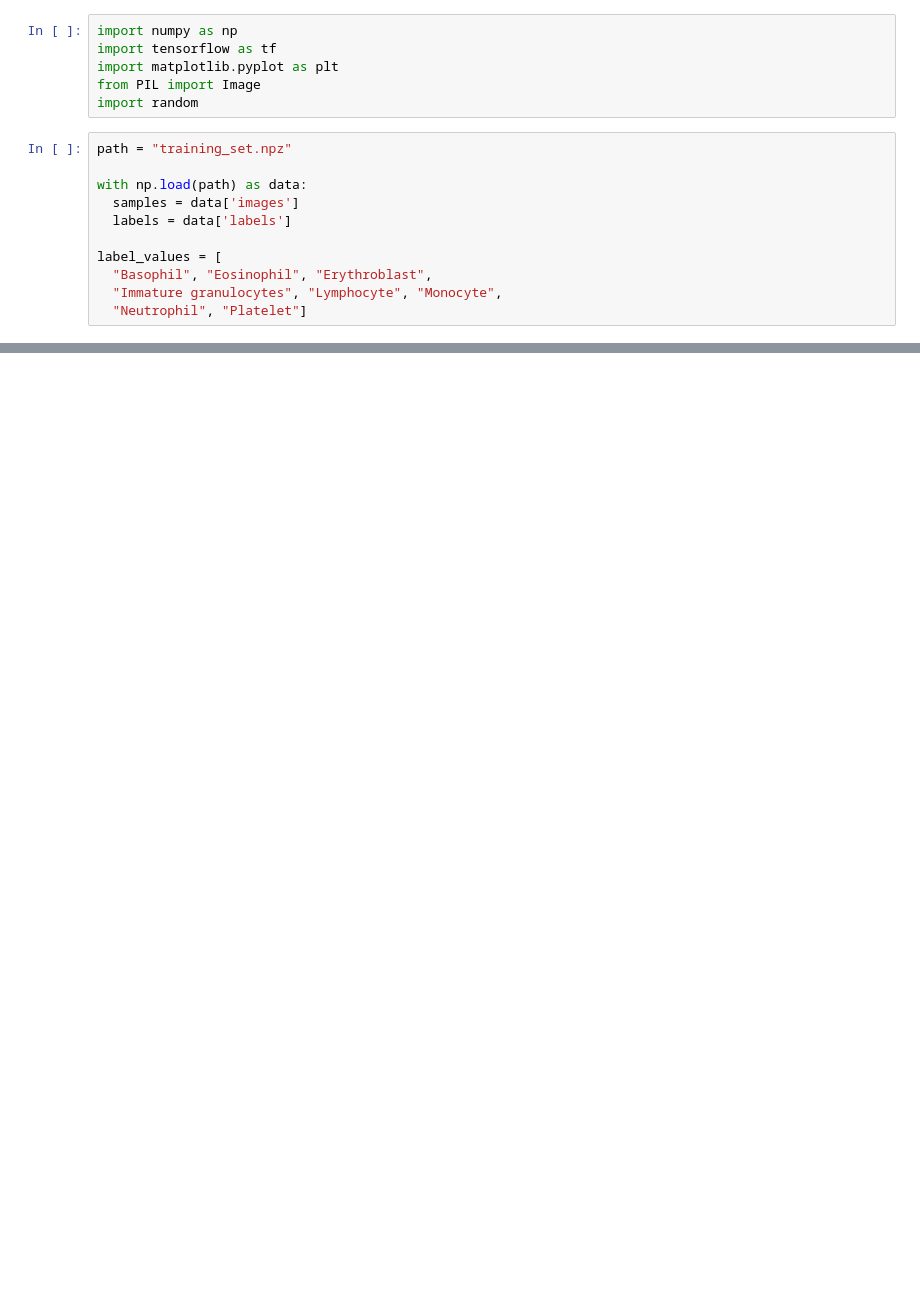
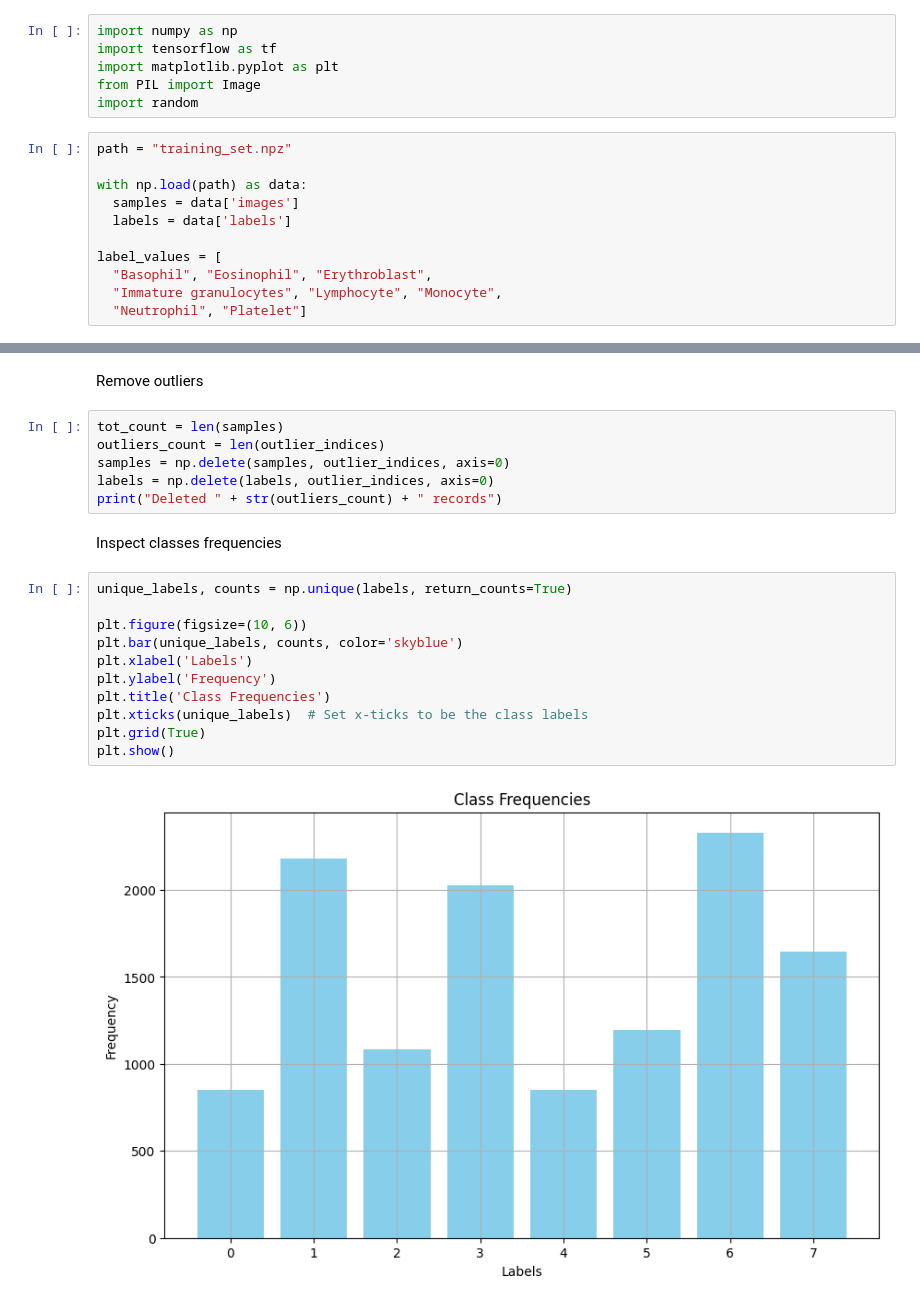
Before and after one commit to tomaz-suller/an2dl, a Jupyter notebook: homework-1/notebooks/chferra.ipynb, the cells around one changed output, grey strips where cells are left out. Saved outputs shown, nothing was run; the diff lists cells and outputs as text; blank space fills up the shorter version.

```diff
--- a/homework-1/notebooks/chferra.ipynb
+++ b/homework-1/notebooks/chferra.ipynb
@@ -66,0 +102,23 @@ WARNING:matplotlib.image:Clipping input data to the valid range for imshow with
+# %% [markdown]
+Remove outliers
+# %%
+tot_count = len(samples)
+outliers_count = len(outlier_indices)
+samples = np.delete(samples, outlier_indices, axis=0)
+labels = np.delete(labels, outlier_indices, axis=0)
+print("Deleted " + str(outliers_count) + " records")
+# %% [markdown]
+Inspect classes frequencies
+# %%
+unique_labels, counts = np.unique(labels, return_counts=True)
+
+plt.figure(figsize=(10, 6))
+plt.bar(unique_labels, counts, color='skyblue')
+plt.xlabel('Labels')
+plt.ylabel('Frequency')
+plt.title('Class Frequencies')
+plt.xticks(unique_labels)  # Set x-ticks to be the class labels
+plt.grid(True)
+plt.show()
+# %% [output]
+[figure, added]
```
Also changed, not shown: parts of 8 cells of this notebook.
